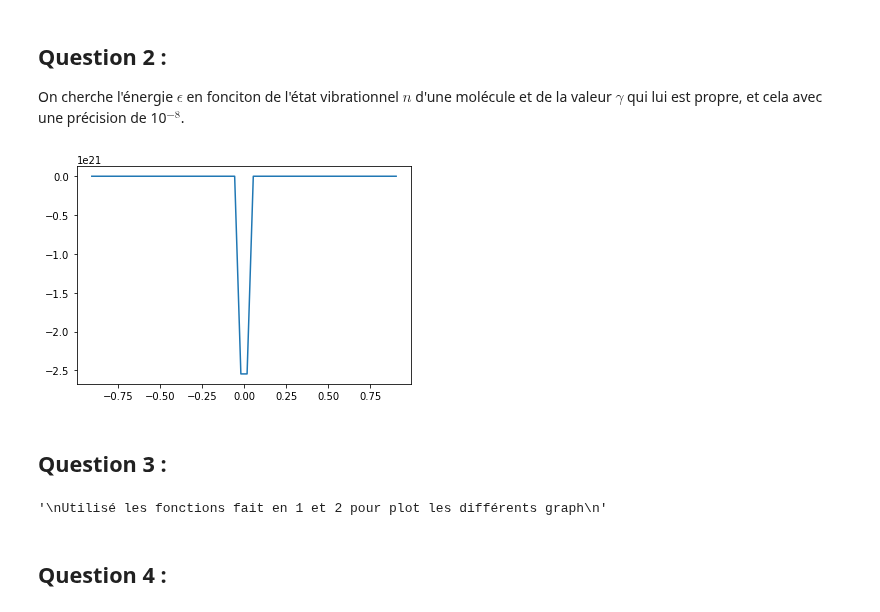
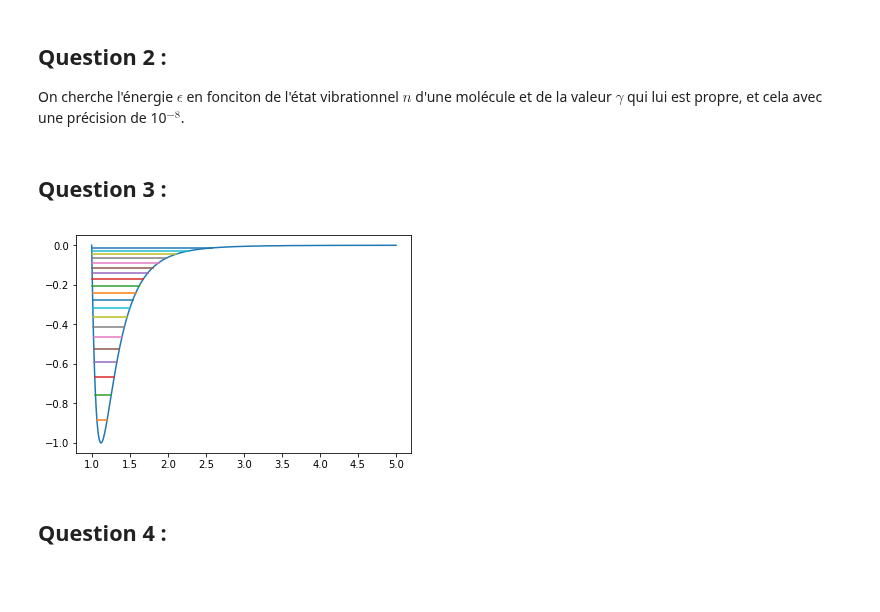
Before and after one commit to dvdturg/Phys_num, a Jupyter notebook: TP2/TP2.ipynb, the cells around one changed output. Cells and saved outputs as stored; diff of their text form; code cells hidden in the pictures; blank space fills up the shorter version.

```diff
--- a/TP2/TP2.ipynb
+++ b/TP2/TP2.ipynb
@@ -104,28 +81,3 @@ rebroussement_pts = lambda sigma,epsilon_n :(-sigma/((np.sqrt(epsilon_n+1)+1)/2)
 # %% [markdown]
 ## Question 2 :
 On cherche l'énergie $\epsilon$ en fonciton de l'état vibrationnel $n$ d'une molécule et de la valeur $\gamma$ qui lui est propre, et cela avec une précision de 10$^{-8}$.
-# %%
-"""
-### Méthode à validé ###
-Itérer sur des valeurs de epsilon_n jusqu'à ce que la valeur soit de (n+1/2)/gamma
-Utiliser la fonction en 1 pour déterminer les bornes de l'intégrale
-intégrale de l'équation 9
-"""
-from scipy.integrate import quad
-def energie(n,gamma):
-    x_g = []
-
-    #for epsilon_n in n:
-    epsilon_n = 6
-    n = np.linspace(rebroussement_pts(1,epsilon_n)[0],rebroussement_pts(1,epsilon_n)[1])#np.linspace(0,1,100)
-    v = lambda y: (epsilon_n-4*((1/y)**12-(1/y)**6))
-    for i in np.linspace(rebroussement_pts(1,epsilon_n)[0],rebroussement_pts(1,epsilon_n)[1]):
-
-        #x_m = quad(v,rebroussement_pts(1,epsilon_n)[0],-1e-0)[0]
-        #x_p = quad(v,1e-0,rebroussement_pts(1,epsilon_n)[1])[0]
-        x_g.append(v(i))
-    plt.plot(n,x_g)
-    plt.show()
-energie(1,1)
-# %% [output]
-[figure, removed]
@@ -132,11 +114,14 @@ energie(1,1)
 # %% [markdown]
 ## Question 3 :
-# %%
-"""
-Utiliser les fonctions faites en 1 et 2 pour plot les différents graph
-"""
-# %% [output]
-'\nUtilisé les fonctions fait en 1 et 2 pour plot les différents graph\n'
+# %%
+
+n = np.linspace(1,5,1000)
+v = lambda x: 4*((x)**-12-(x)**-6)
+plt.plot(n, [v(i) for i in n])
+for i in range(0,20):
+    plt.plot([energie_bissection(i,150)[1][0],energie_bissection(i,150)[1][1]],[energie_bissection(i,150)[0]]*2)
+# %% [output]
+[figure, added]
 # %% [markdown]
 ## Question 4 :
 # %%
```
Also changed, not shown: parts of 6 cells of this notebook.
